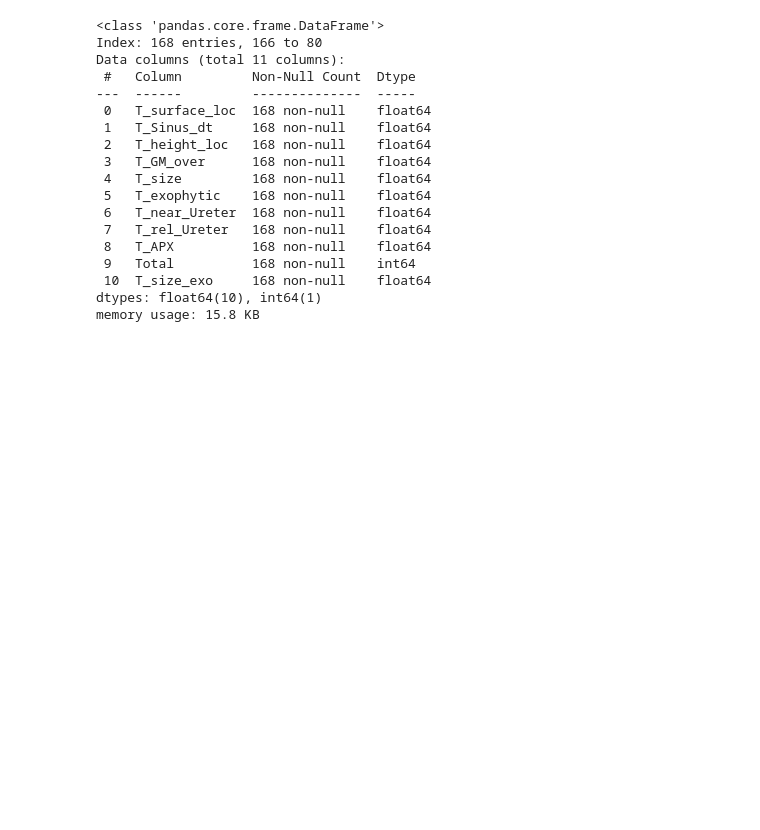
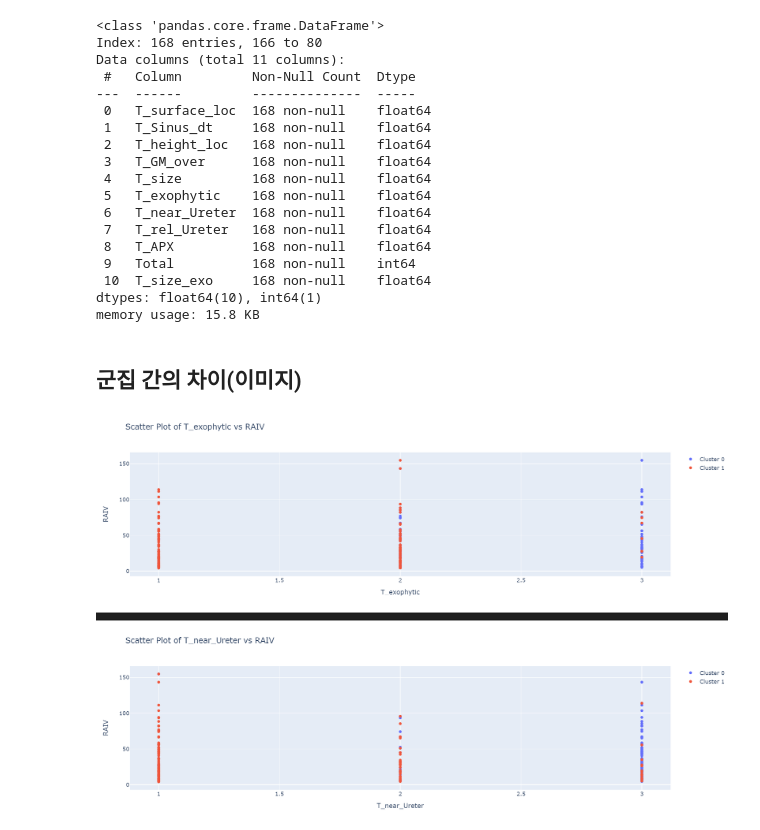
Before and after one commit to JoQri/ML_kidney_project, a Jupyter notebook: sub/v1.ipynb, the cells around one changed output. Cells and saved outputs as stored; diff of their text form; code cells hidden in the pictures; blank space fills up the shorter version.

```diff
--- a/sub/v1.ipynb
+++ b/sub/v1.ipynb
@@ -706,3 +704,11 @@ Data columns (total 11 columns):
  10  T_size_exo     168 non-null    float64
 dtypes: float64(10), int64(1)
 memory usage: 15.8 KB
+# %% [markdown]
+## 군집 간의 차이(이미지)
+# %%
+from IPython.display import Image
+
+Image(filename='../data/v1_1.png')
+# %% [output]
+[figure, added]
```
Also changed, not shown: parts of 6 cells of this notebook.
